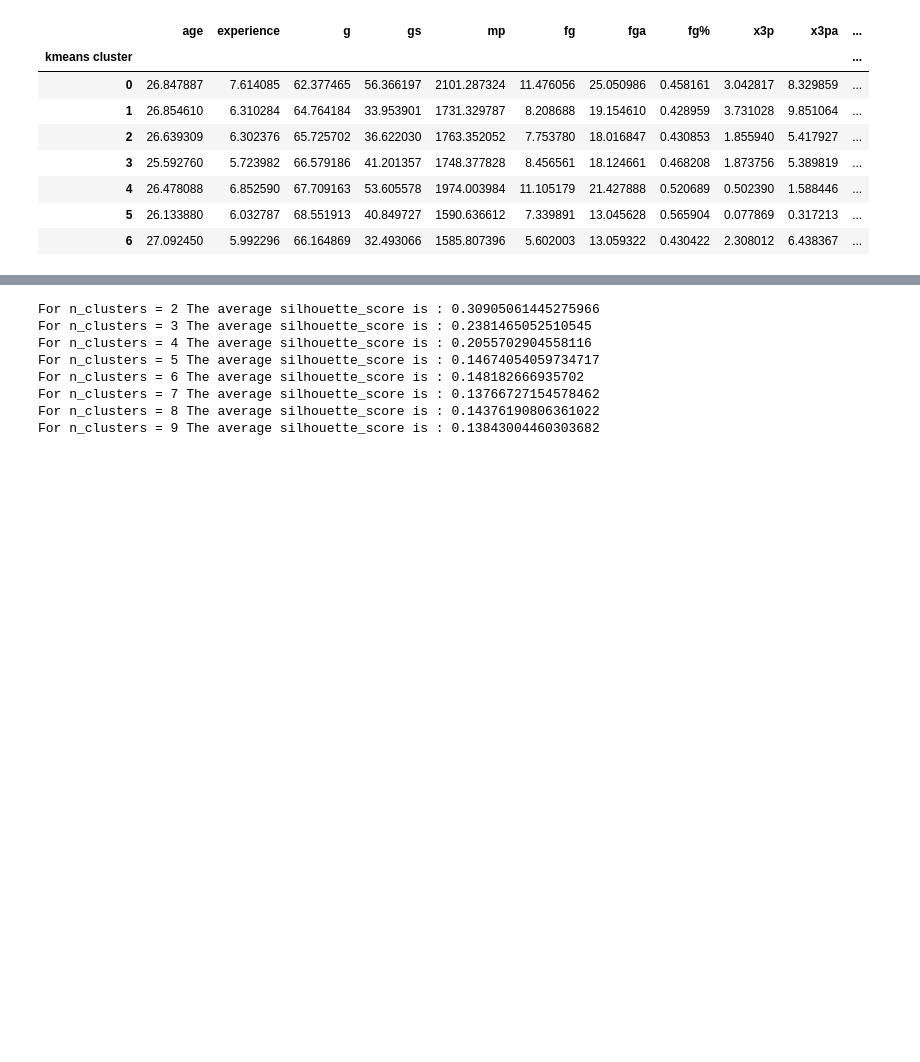
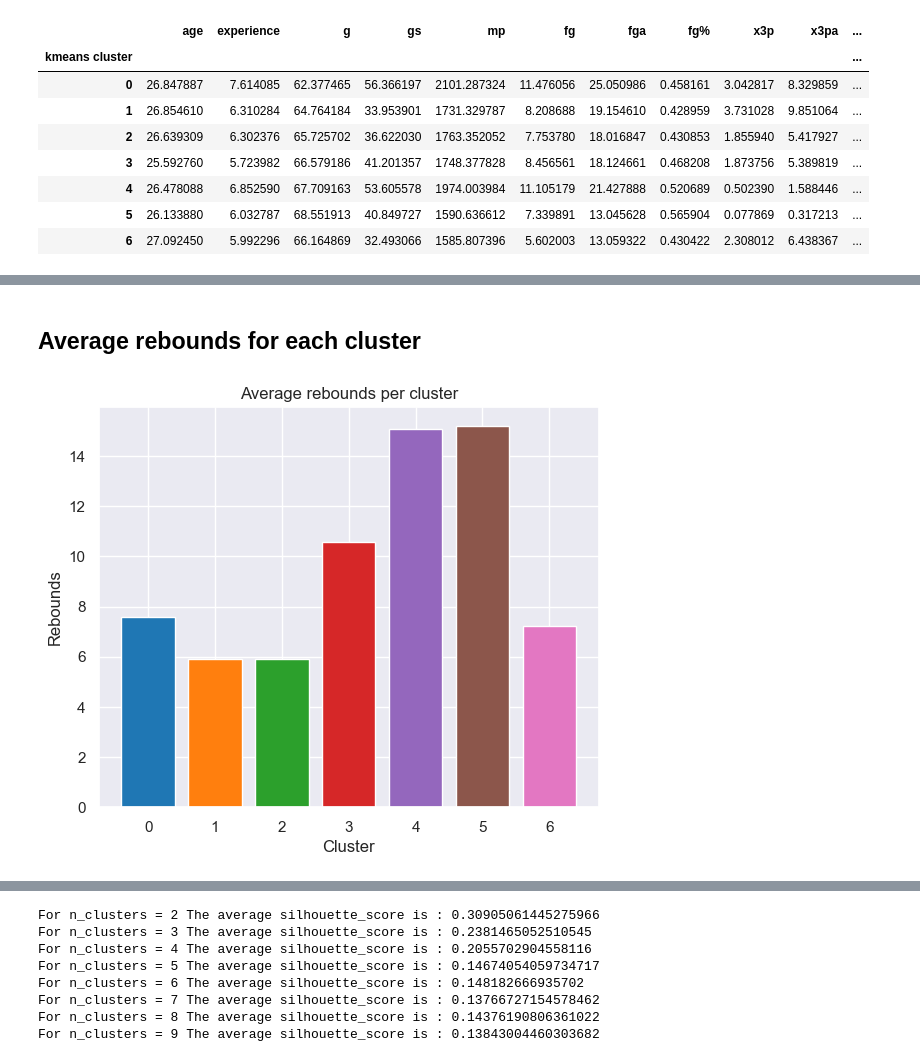
Before and after one commit to AlfonsoGhislieri/nba-machine-learning, a Jupyter notebook: getting_cleaning_data.ipynb, the cells around one changed output, grey strips where cells are left out. Cells and saved outputs as stored; diff of their text form; code cells hidden in the pictures; blank space fills up the shorter version.

```diff
--- a/getting_cleaning_data.ipynb
+++ b/getting_cleaning_data.ipynb
@@ -679,7 +680,7 @@ stats = [
 # %%
-df_cluster_means_kmeans = df_cluster.groupby(['kmeans cluster'])[stats].mean()
+df_cluster_grouped_kmeans = df_cluster.groupby(['kmeans cluster'])[selected_columns].mean()
 
-df_cluster_means_kmeans
+df_cluster_grouped_kmeans
 # %% [output]
 |  | age | experience | g | gs | mp | fg | fga | fg% | x3p | x3pa | ... |
 | kmeans cluster |  |  |  |  |  |  |  |  |  |  | ... |
@@ -706,0 +712,19 @@ df_cluster_means_gmm
+# %%
+clusters = df_cluster_grouped_kmeans.index
+cluster_colors = cm.tab10.colors
+# %% [markdown]
+## Average rebounds for each cluster
+# %%
+fig = plt.figure(figsize=(5, 4))
+ax = fig.add_axes([1,1,1,1])
+
+# getting rebounds for each cluster
+total_rebounds = df_cluster_grouped_kmeans['trb']
+
+ax.bar(clusters,total_rebounds, color=cluster_colors)
+ax.set_title('Average rebounds per cluster')
+ax.set_xlabel('Cluster')
+ax.set_ylabel('Rebounds')
+plt.show()
+# %% [output]
+[figure, added]
```
Also changed, not shown: parts of 11 cells of this notebook.
